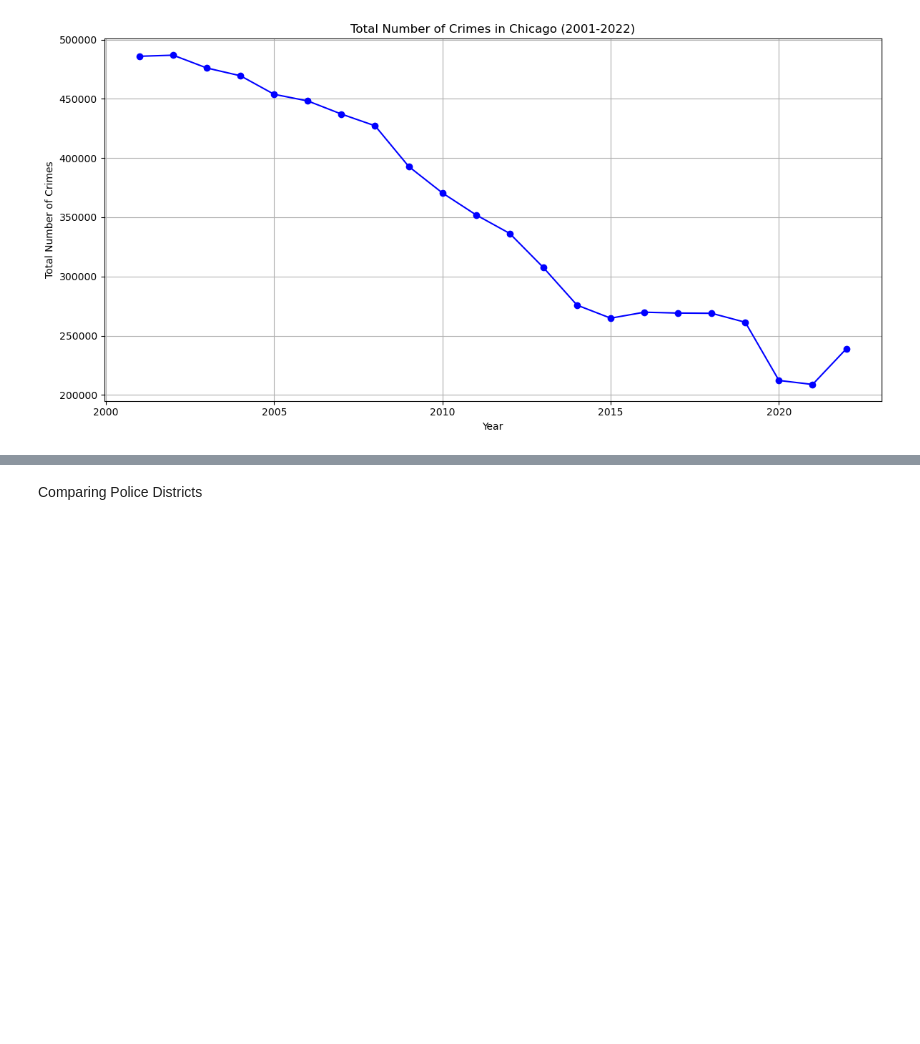
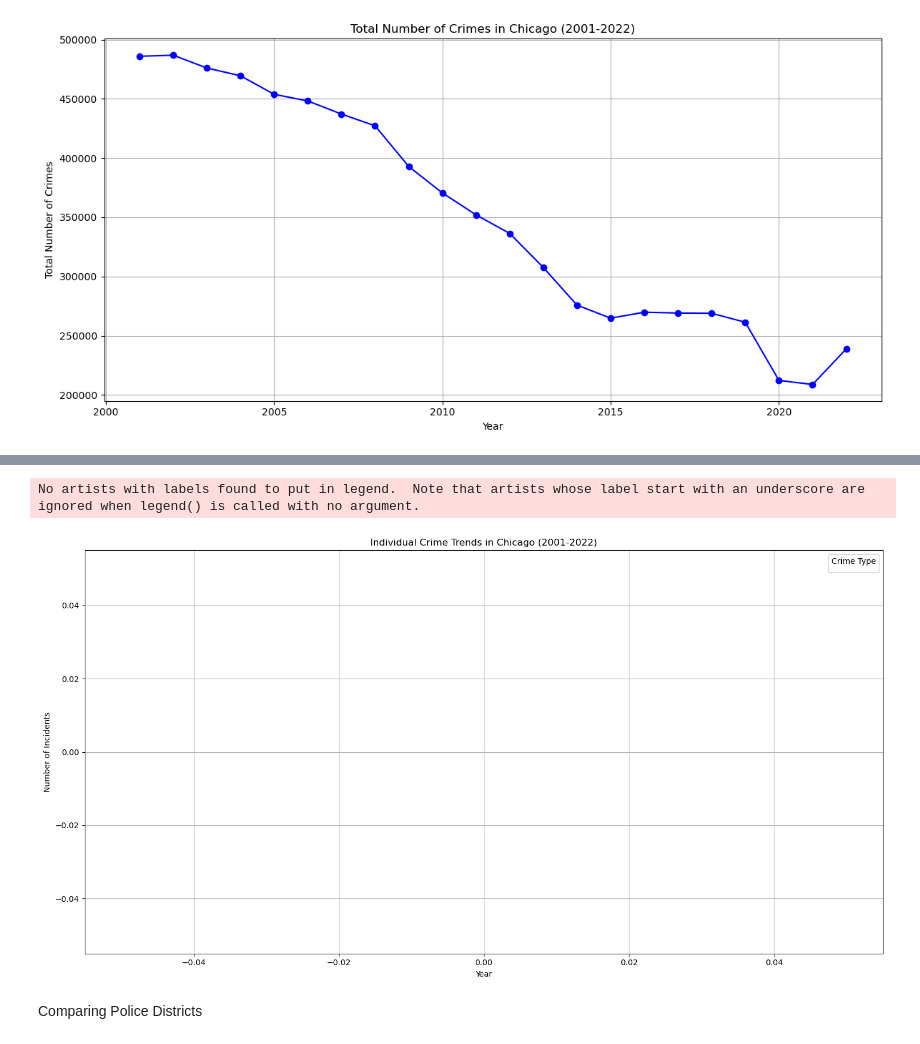
Before and after one commit to JamesCraig35/Chicago-Crime-Project, a Jupyter notebook: Part 1.ipynb, the cells around one changed output, grey strips where cells are left out. Drawn from its saved outputs; the diff is of its cells as text; code cells hidden in the pictures; blank space fills up the shorter version.

```diff
--- a/Part 1.ipynb
+++ b/Part 1.ipynb
@@ -176,3 +204,20 @@ plt.show()
+# %%
+# Plot individual crime trends for the selected crime types
+plt.figure(figsize=(15, 8))
+# plt.plot(data=crime_trends[selected_crime_types], dashes=False, markers=True)
+
+plt.title('Individual Crime Trends in Chicago (2001-2022)')
+plt.xlabel('Year')
+plt.ylabel('Number of Incidents')
+plt.legend(title='Crime Type')
+plt.grid(True)
+plt.tight_layout()
+
+# Show the plot
+plt.show()
+# %% [output]
+No artists with labels found to put in legend.  Note that artists whose label start with an underscore are ignored when legend() is called with no argument.
+[figure, added]
 # %% [markdown]
 Comparing Police Districts
 # %%
```
Also changed, not shown: parts of 13 cells of this notebook.
